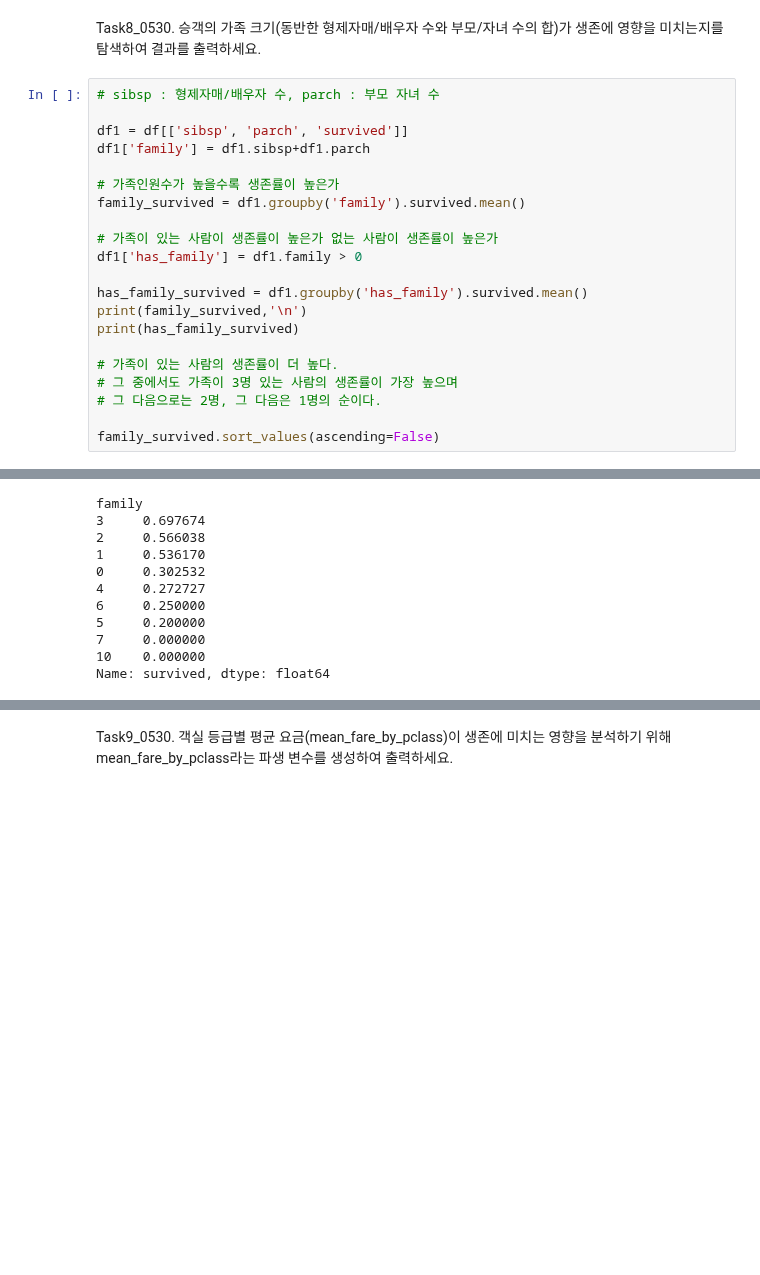
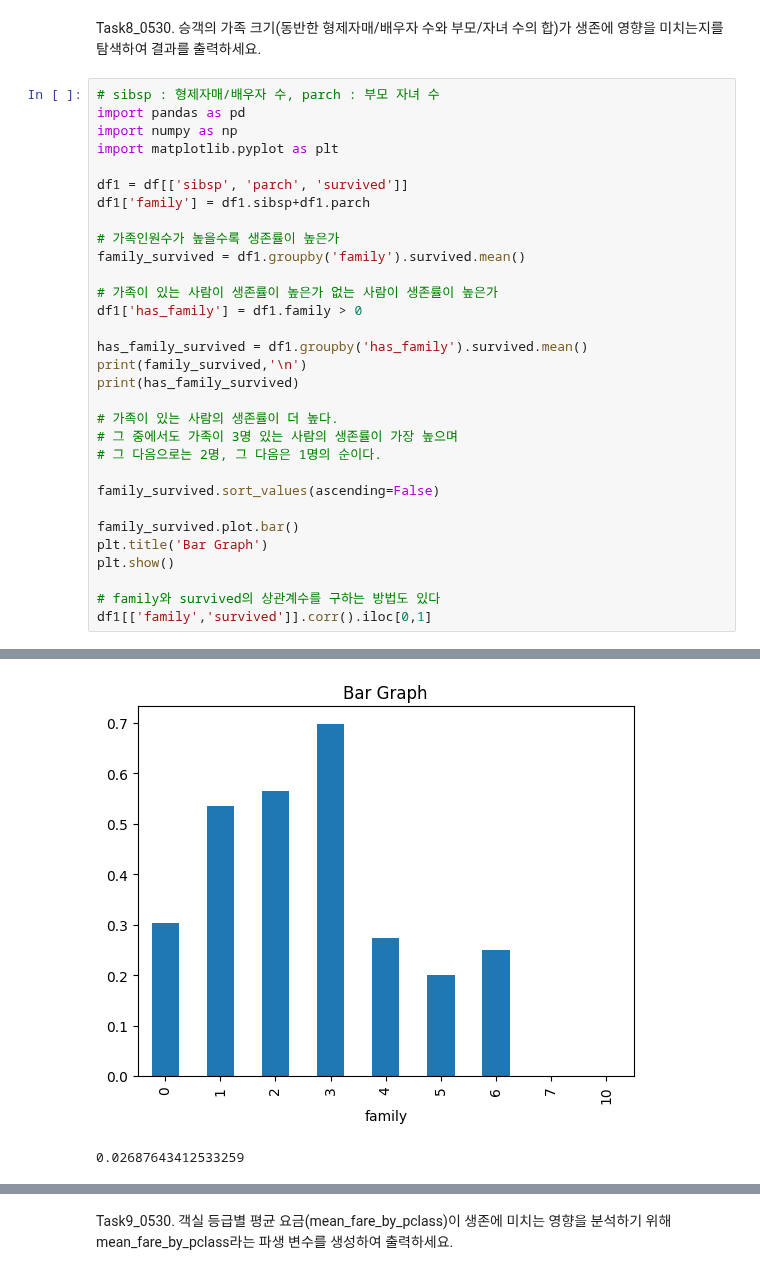
Before and after one commit to Kimhang-KDT/kita_2404, a Jupyter notebook: m3_분석 라이브러리/m3_20240530_Task.ipynb, the cells around one changed output, grey strips where cells are left out. Cells and saved outputs as stored; diff of their text form; blank space fills up the shorter version.

```diff
--- a/m3_분석 라이브러리/m3_20240530_Task.ipynb
+++ b/m3_분석 라이브러리/m3_20240530_Task.ipynb
@@ -171,6 +170,9 @@ Name: survived, dtype: float64
 Task8_0530. 승객의 가족 크기(동반한 형제자매/배우자 수와 부모/자녀 수의 합)가 생존에 영향을 미치는지를 탐색하여 결과를 출력하세요.
 # %%
 # sibsp : 형제자매/배우자 수, parch : 부모 자녀 수
+import pandas as pd
+import numpy as np
+import matplotlib.pyplot as plt
 
 df1 = df[['sibsp', 'parch', 'survived']]
 df1['family'] = df1.sibsp+df1.parch
@@ -190,4 +192,11 @@ print(has_family_survived)
 # 그 다음으로는 2명, 그 다음은 1명의 순이다.
 
 family_survived.sort_values(ascending=False)
+
+family_survived.plot.bar()
+plt.title('Bar Graph')
+plt.show()
+
+# family와 survived의 상관계수를 구하는 방법도 있다
+df1[['family','survived']].corr().iloc[0,1]
 # %% [output]
@@ -220,11 +229,2 @@ See the caveats in the documentation: https://pandas.pydata.org/pandas-docs/stab
+[figure, added]
-family
-3     0.697674
-2     0.566038
-1     0.536170
-0     0.302532
-4     0.272727
-6     0.250000
-5     0.200000
-7     0.000000
-10    0.000000
-Name: survived, dtype: float64
+0.02687643412533259
```
Also changed, not shown: parts of 11 cells of this notebook.
